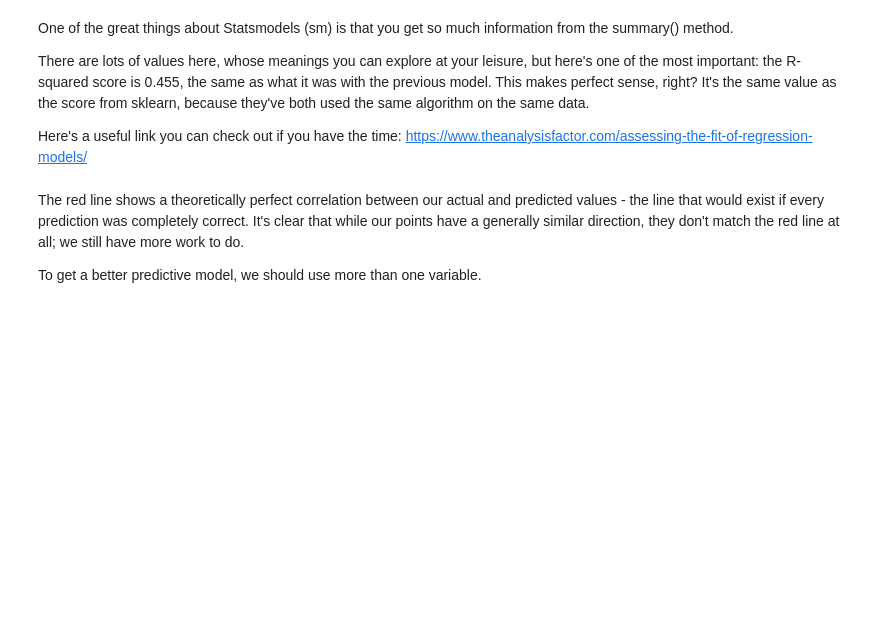
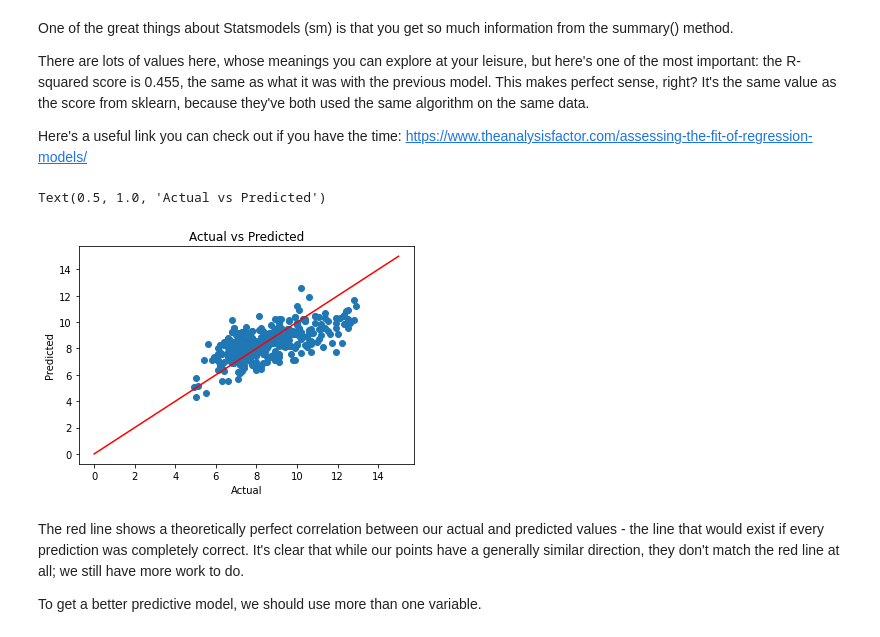
Before and after one commit to mitty4/misc_data_science, a Jupyter notebook: linearRegression/Springboard Regression Case Study - the Red Wine Dataset - Tier 3.ipynb, the cells around one changed output. Cells and saved outputs as stored; diff of their text form; code cells hidden in the pictures; blank space fills up the shorter version.

```diff
--- a/linearRegression/Springboard Regression Case Study - the Red Wine Dataset - Tier 3.ipynb
+++ b/linearRegression/Springboard Regression Case Study - the Red Wine Dataset - Tier 3.ipynb
@@ -378,17 +369,22 @@ There are lots of values here, whose meanings you can explore at your leisure, b
 Here's a useful link you can check out if you have the time: https://www.theanalysisfactor.com/assessing-the-fit-of-regression-models/
 # %%
 # Let's use our new model to make predictions of the dependent variable y. Use predict(), and plug in X_test as the parameter
-y_pred = results.predict(Xtest)
+y_pred2 = results.predict(Xtest)
 # %%
 # Plot the predictions
 # Build a scatterplot
-plt.
+plt.scatter(ytest, y_pred2)
 
 # Add a line for perfect correlation. Can you see what this line is doing? Use plot()
-_ _ _
+plt.plot([x for x in range(0,16)],[x for x in range(0,16)], color='red')
 
 # Label it nicely
-_ _ _
+plt.xlabel('Actual')
+plt.ylabel('Predicted')
+plt.title('Actual vs Predicted')
+# %% [output]
+Text(0.5, 1.0, 'Actual vs Predicted')
+[figure, added]
 # %% [markdown]
 The red line shows a theoretically perfect correlation between our actual and predicted values - the line that would exist if every prediction was completely correct. It's clear that while our points have a generally similar direction, they don't match the red line at all; we still have more work to do.
 
```
Also changed, not shown: parts of 17 cells of this notebook.
